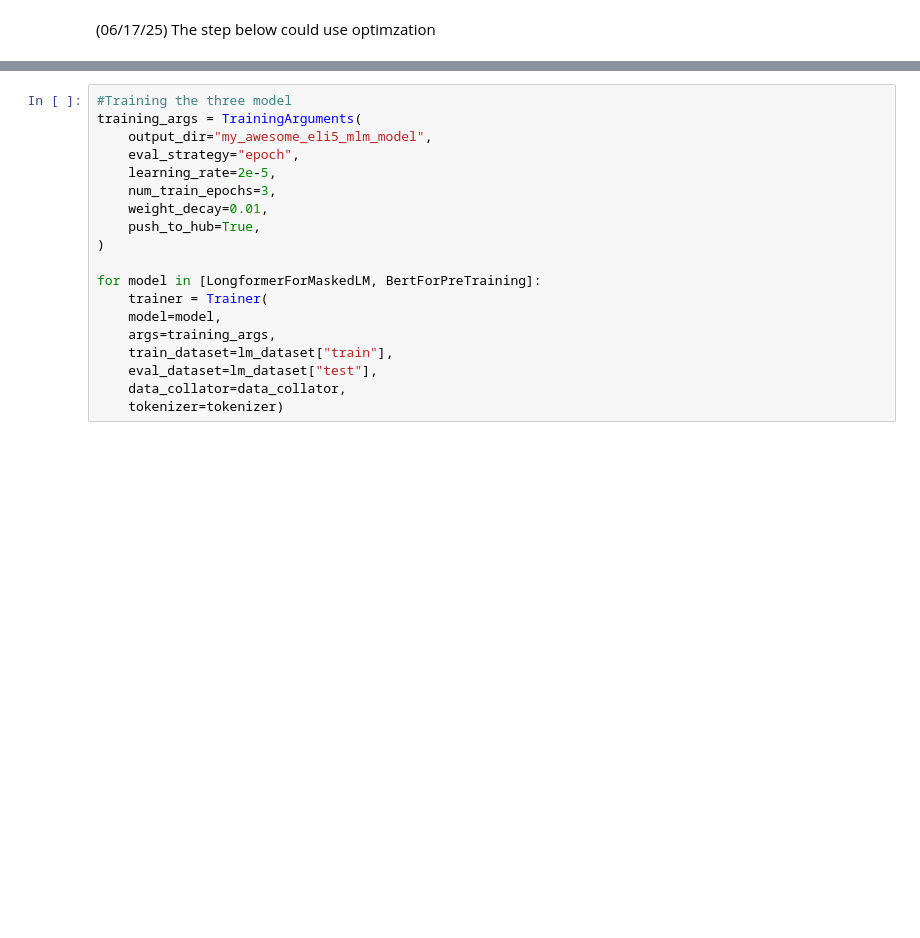
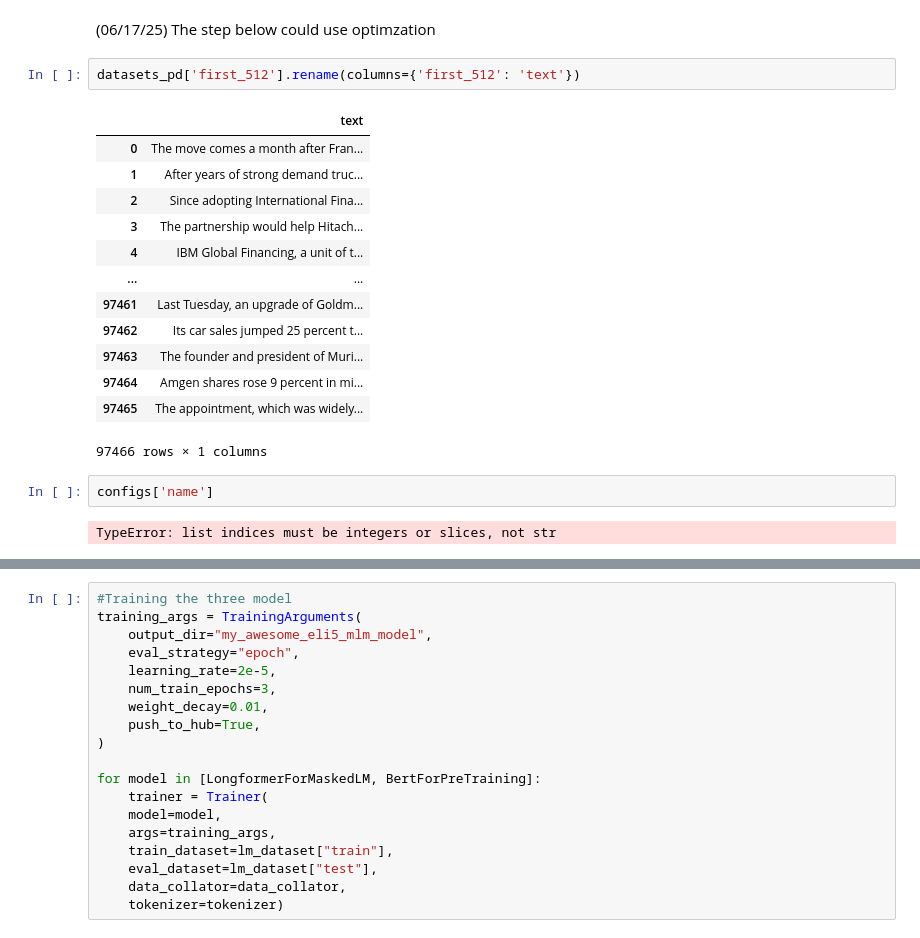
Before and after one commit to zunzun08/triple-screening, a Jupyter notebook: model_training.ipynb, the cells around one changed output, grey strips where cells are left out. Saved outputs shown, nothing was run; the diff lists cells and outputs as text; blank space fills up the shorter version.

```diff
--- a/model_training.ipynb
+++ b/model_training.ipynb
@@ -105,3 +139,23 @@ bert_model = BertTokenizer.from_pretrained("google-bert/bert-base-uncased")
 # %% [markdown]
 (06/17/25)
 The step below could use optimzation
+# %%
+datasets_pd['first_512'].rename(columns={'first_512': 'text'})
+# %% [output]
+|  | text |
+| 0 | The move comes a month after Fran... |
+| 1 | After years of strong demand truc... |
+| 2 | Since adopting International Fina... |
+| 3 | The partnership would help Hitach... |
+| 4 | IBM Global Financing, a unit of t... |
+| ... | ... |
+| 97461 | Last Tuesday, an upgrade of Goldm... |
+| 97462 | Its car sales jumped 25 percent t... |
+| 97463 | The founder and president of Muri... |
+| 97464 | Amgen shares rose 9 percent in mi... |
+| 97465 | The appointment, which was widely... |
+97466 rows × 1 columns
+# %%
+configs['name']
+# %% [output]
+TypeError: list indices must be integers or slices, not str
```
Also changed, not shown: parts of 11 cells of this notebook, 2 other files.
